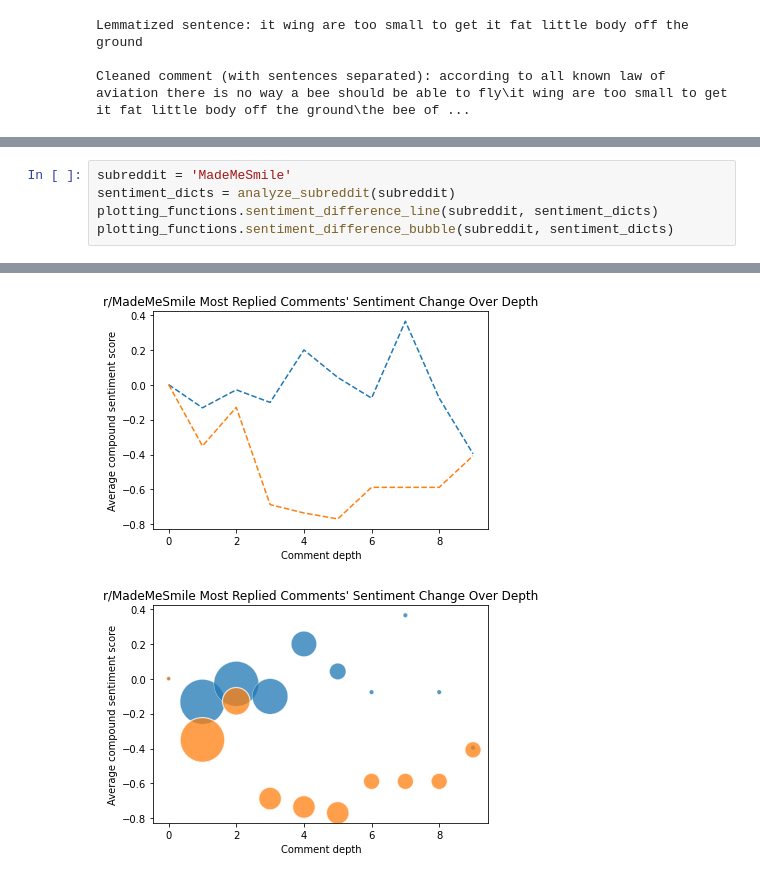
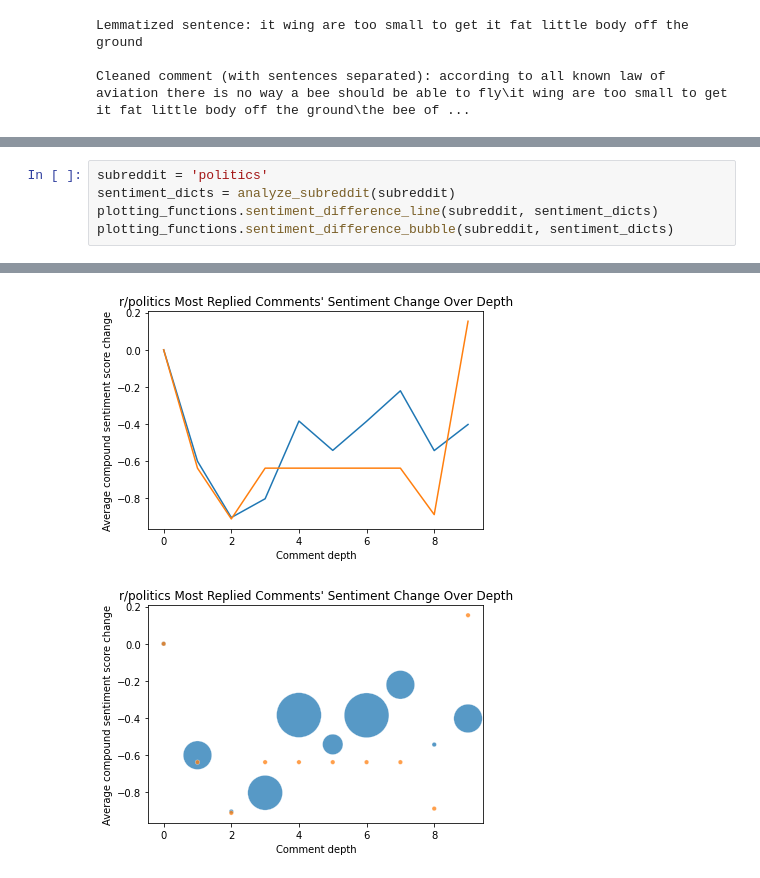
Before and after one commit to olincollege/reddit-sentiment, a Jupyter notebook: reddit-sentiment-analysis.ipynb, the cells around one changed output, grey strips where cells are left out. Drawn from its saved outputs; the diff is of its cells as text.

Commit message:
Add visualizations to plotting functions and notebook

```diff
--- a/reddit-sentiment-analysis.ipynb
+++ b/reddit-sentiment-analysis.ipynb
@@ -30,5 +34,5 @@ import plotting_functions
 # %%
-subreddit = 'MadeMeSmile'
+subreddit = 'politics'
 sentiment_dicts = analyze_subreddit(subreddit)
 plotting_functions.sentiment_difference_line(subreddit, sentiment_dicts)
 plotting_functions.sentiment_difference_bubble(subreddit, sentiment_dicts)
@@ -36,5 +43,5 @@ plotting_functions.sentiment_difference_bubble(subreddit, sentiment_dicts)
-[figure, old version]
+[figure, new version]
-[figure, old version]
+[figure, new version]
 # %%
 plotting_functions.sentiment_categorized_line(subreddit, sentiment_dicts)
 plotting_functions.sentiment_categorized_bubble(subreddit, sentiment_dicts)
```
Also changed, not shown: parts of 3 cells of this notebook, 1 other file.
